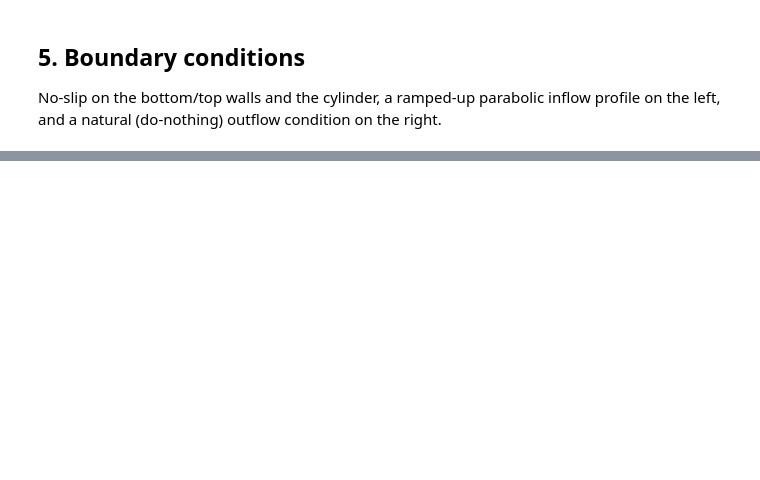
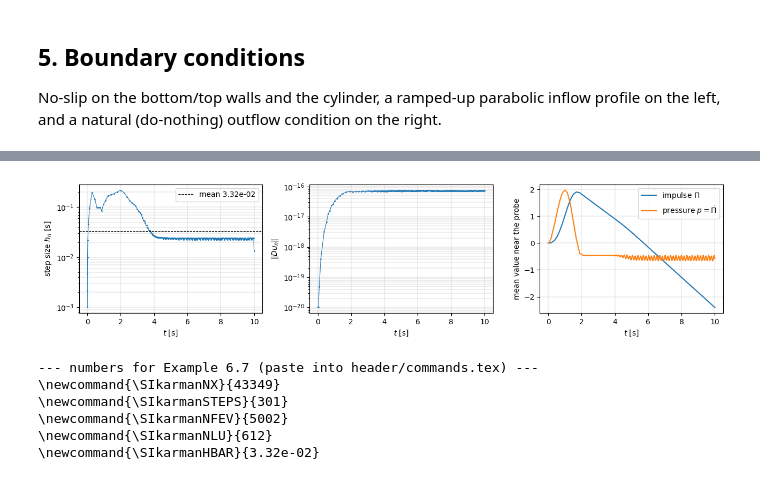
Before and after one commit to SolveDAE/solve_dae, a Jupyter notebook: examples/daes/von_karman_vortex_street.ipynb, the cells around one changed output, grey strips where cells are left out. Drawn from its saved outputs; the diff is of its cells as text; code cells hidden in the pictures; blank space fills up the shorter version.

Commit message:
Improved von Karman example.

```diff
--- a/examples/daes/von_karman_vortex_street.ipynb
+++ b/examples/daes/von_karman_vortex_street.ipynb
@@ -334,0 +645,40 @@ print(f"nfev / njev / nlu: {sol.nfev} / {sol.njev} / {sol.nlu}")
+# %%
+fig, axes = plt.subplots(1, 3, figsize=(13, 3.2))
+
+axes[0].semilogy(0.5 * (t_steps[1:] + t_steps[:-1]), h, ".-", lw=0.8, ms=2)
+axes[0].axhline(h.mean(), color="k", ls="--", lw=0.8, label=f"mean {h.mean():.2e}")
+axes[0].set_xlabel("$t$ [s]")
+axes[0].set_ylabel("step size $h_n$ [s]")
+axes[0].legend()
+
+axes[1].semilogy(t_steps, np.maximum(div_norm, 1e-20), ".-", lw=0.8, ms=2)
+axes[1].set_xlabel("$t$ [s]")
+axes[1].set_ylabel(r"$\|D u_n\|$")
+
+axes[2].plot(t_steps, probes[:, 0], label=r"impulse $\Pi$")
+axes[2].plot(t_steps, probes[:, 1], label=r"pressure $p = \dot{\Pi}$")
+axes[2].set_xlabel("$t$ [s]")
+axes[2].set_ylabel("mean value near the probe")
+axes[2].legend()
+
+for ax in axes:
+    ax.grid(True, which="both", lw=0.3)
+fig.tight_layout()
+fig.savefig("karman_statistics.pdf")
+fig.savefig("karman_statistics.png", dpi=150)
+plt.show()
+
+print("--- numbers for Example 6.7 (paste into header/commands.tex) ---")
+print(f"\\newcommand{{\\SIkarmanNX}}{{{n_x}}}")
+print(f"\\newcommand{{\\SIkarmanSTEPS}}{{{sol.naccpt}}}")
+print(f"\\newcommand{{\\SIkarmanNFEV}}{{{sol.nfev}}}")
+print(f"\\newcommand{{\\SIkarmanNLU}}{{{sol.nlu}}}")
+print(f"\\newcommand{{\\SIkarmanHBAR}}{{{h.mean():.2e}}}")
+# %% [output]
+[figure, added]
+--- numbers for Example 6.7 (paste into header/commands.tex) ---
+\newcommand{\SIkarmanNX}{43349}
+\newcommand{\SIkarmanSTEPS}{301}
+\newcommand{\SIkarmanNFEV}{5002}
+\newcommand{\SIkarmanNLU}{612}
+\newcommand{\SIkarmanHBAR}{3.32e-02}
```
Also changed, not shown: parts of 25 cells of this notebook, 1 other file.
